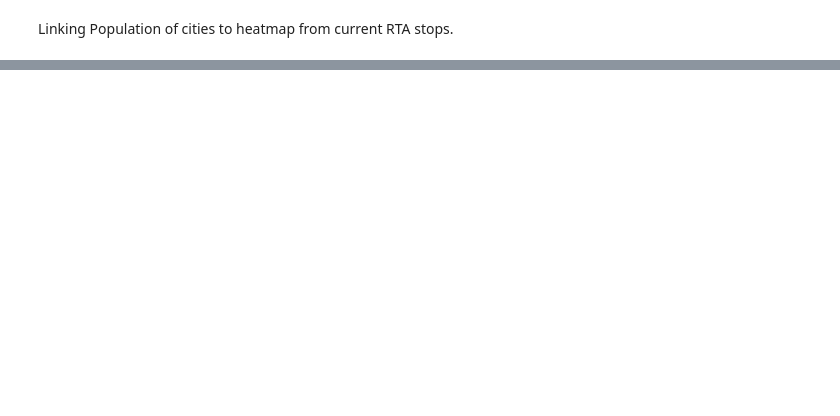
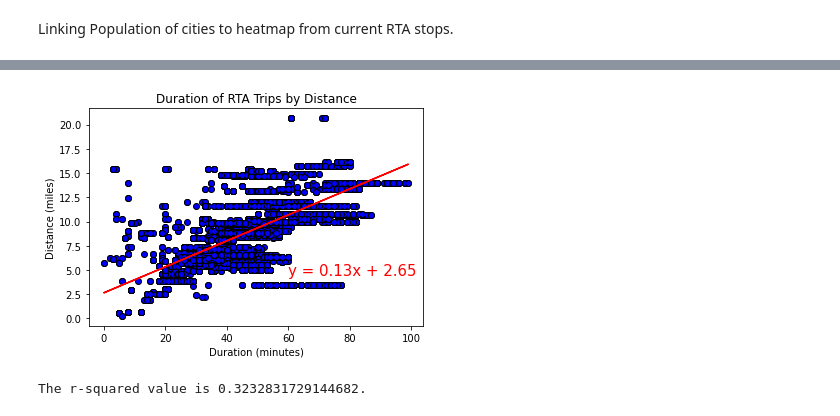
Before and after one commit to tanazimmer/Project1, a Jupyter notebook: bus_project.ipynb, the cells around one changed output, grey strips where cells are left out. Drawn from its saved outputs; the diff is of its cells as text; code cells hidden in the pictures; blank space fills up the shorter version.

```diff
--- a/bus_project.ipynb
+++ b/bus_project.ipynb
@@ -286,0 +531,8 @@ IndentationError: unexpected indent (<ipython-input-15-0779e3a68ffe>, line 5)
+# %%
+#Get all first stops by trip
+first_stop = distance_df.groupby(["trip_id"],as_index=False).agg({"stop_sequence":["min"]})
+
+first_stop.columns = first_stop.columns.get_level_values(0)
+
+start_dist_df = pd.merge(first_stop,distance_df,on=["trip_id","stop_sequence"])
+start_dist_df
@@ -286,0 +567,4 @@ IndentationError: unexpected indent (<ipython-input-15-0779e3a68ffe>, line 5)
+# %%
+#Put distances for each trip into new column
+start_dist_df["Distance (mi)"] = haversine_np(start_dist_df["stop_lon"],start_dist_df["stop_lat"],stop_dist_df["stop_lon"],stop_dist_df["stop_lat"])
+start_dist_df
@@ -286,0 +585,4 @@ IndentationError: unexpected indent (<ipython-input-15-0779e3a68ffe>, line 5)
+# %%
+min_trips.columns = min_trips.columns.get_level_values(0)
+commute_data = pd.merge(start_dist_df,min_trips,on="trip_id")
+commute_data
@@ -286,0 +603,3 @@ IndentationError: unexpected indent (<ipython-input-15-0779e3a68ffe>, line 5)
+# %%
+commute_data["Duration (minutes)"] = commute_data["duration"].dt.seconds / 60
+commute_data
@@ -286,0 +620,24 @@ IndentationError: unexpected indent (<ipython-input-15-0779e3a68ffe>, line 5)
+# %%
+#Plot distance versus duration of trip
+x_axis = commute_data["Duration (minutes)"].astype(float)
+y_axis = commute_data["Distance (mi)"].astype(float)
+
+plt.scatter(x_axis,y_axis,color="b",edgecolors="black")
+
+(slope,intercept,rvalue,pvalue,stderr) = linregress(x_axis,y_axis)
+regress_values = x_axis * slope + intercept
+line_eq = "y = " + str(round(slope,2)) + "x + " + str(round(intercept,2))
+
+plt.plot(x_axis,regress_values,"-r")
+plt.xlabel("Duration (minutes)")
+plt.ylabel("Distance (miles)")
+plt.title("Duration of RTA Trips by Distance")
+plt.annotate(line_eq,(60,4.5),fontsize=15,color="red")
+
+plt.savefig("Results/commute_times.png")
+plt.show()
+
+print(f"The r-squared value is {rvalue**2}.")
+# %% [output]
+[figure, added]
+The r-squared value is 0.3232831729144682.
```
Also changed, not shown: parts of 25 cells of this notebook, 2 other files.
